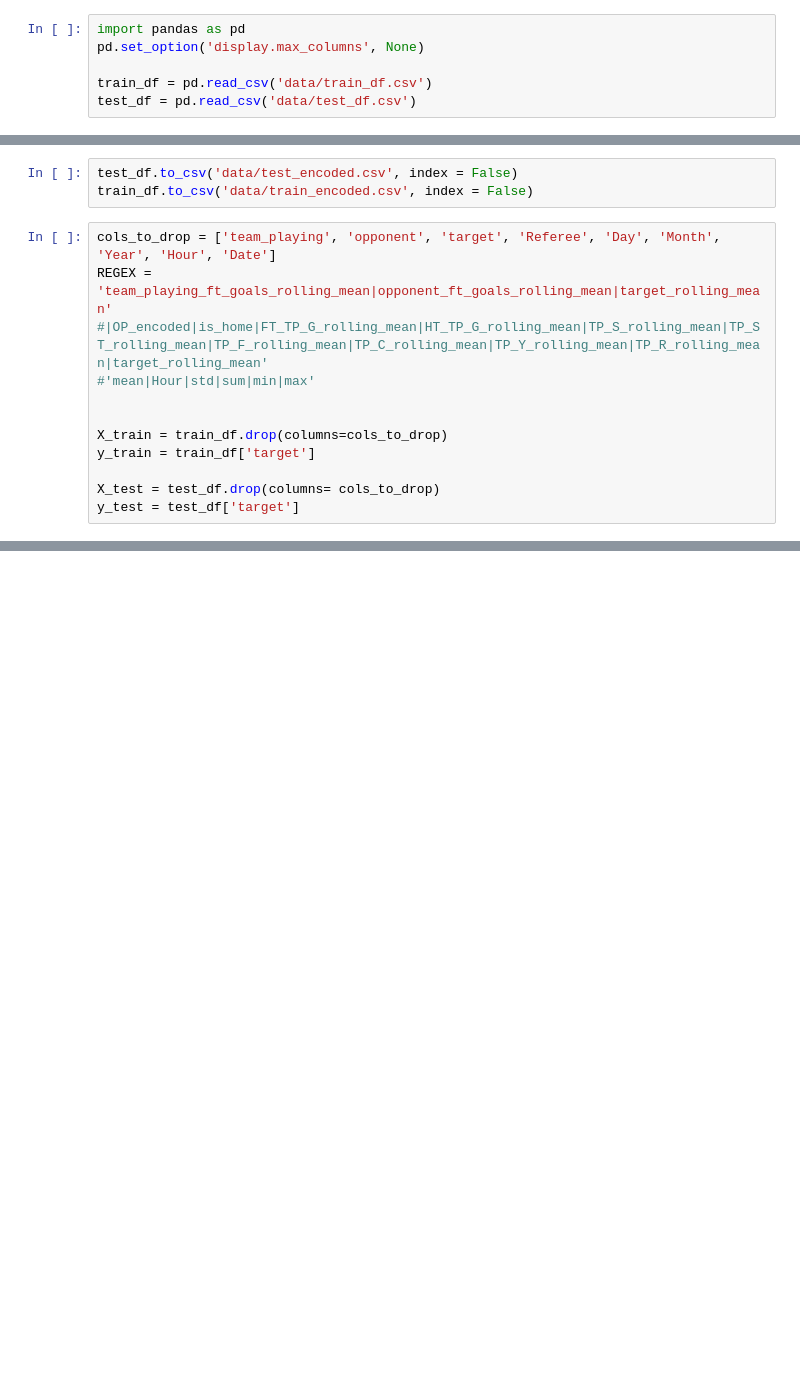
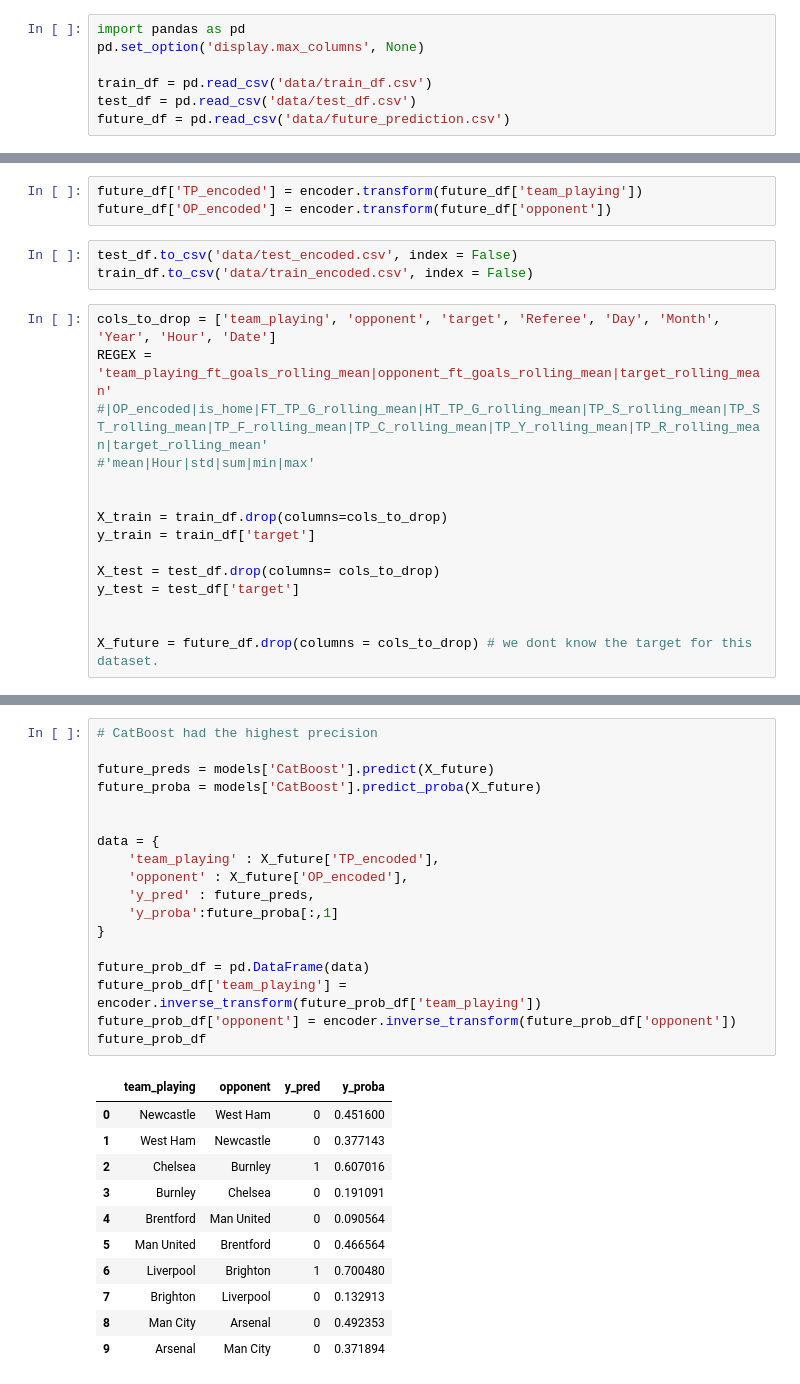
Before and after one commit to adilsaid64/bayesian-football-match-prediction, a Jupyter notebook: non-bayesian-methods-machine-learning.ipynb, the cells around one changed output, grey strips where cells are left out. Cells and saved outputs as stored; diff of their text form; blank space fills up the shorter version.

Commit message:
future predictions

```diff
--- a/non-bayesian-methods-machine-learning.ipynb
+++ b/non-bayesian-methods-machine-learning.ipynb
@@ -4,6 +4,7 @@ pd.set_option('display.max_columns', None)
 
 train_df = pd.read_csv('data/train_df.csv')
 test_df = pd.read_csv('data/test_df.csv')
+future_df = pd.read_csv('data/future_prediction.csv')
 # %%
 from sklearn.preprocessing import LabelEncoder
 encoder = LabelEncoder()
@@ -32,3 +17,6 @@ train_df.filter(regex= 'mean')
+# %%
+future_df['TP_encoded'] = encoder.transform(future_df['team_playing'])
+future_df['OP_encoded'] = encoder.transform(future_df['opponent'])
 # %%
 test_df.to_csv('data/test_encoded.csv', index = False)
 train_df.to_csv('data/train_encoded.csv', index = False)
@@ -44,6 +32,9 @@ y_train = train_df['target']
 
 X_test = test_df.drop(columns= cols_to_drop)
 y_test = test_df['target']
+
+
+X_future = future_df.drop(columns = cols_to_drop) # we dont know the target for this dataset.
 # %%
 X_train.to_csv('data/X_train.csv', index = False)
 y_train.to_csv('data/y_train.csv', index = False)
@@ -133,0 +127,30 @@ plt.show()
+# %%
+# CatBoost had the highest precision
+
+future_preds = models['CatBoost'].predict(X_future)
+future_proba = models['CatBoost'].predict_proba(X_future)
+
+
+data = {
+    'team_playing' : X_future['TP_encoded'],
+    'opponent' : X_future['OP_encoded'],
+    'y_pred' : future_preds,
+    'y_proba':future_proba[:,1]
+}
+
+future_prob_df = pd.DataFrame(data)
+future_prob_df['team_playing'] = encoder.inverse_transform(future_prob_df['team_playing'])
+future_prob_df['opponent'] = encoder.inverse_transform(future_prob_df['opponent'])
+future_prob_df
+# %% [output]
+|  | team_playing | opponent | y_pred | y_proba |
+| 0 | Newcastle | West Ham | 0 | 0.451600 |
+| 1 | West Ham | Newcastle | 0 | 0.377143 |
+| 2 | Chelsea | Burnley | 1 | 0.607016 |
+| 3 | Burnley | Chelsea | 0 | 0.191091 |
+| 4 | Brentford | Man United | 0 | 0.090564 |
+| 5 | Man United | Brentford | 0 | 0.466564 |
+| 6 | Liverpool | Brighton | 1 | 0.700480 |
+| 7 | Brighton | Liverpool | 0 | 0.132913 |
+| 8 | Man City | Arsenal | 0 | 0.492353 |
+| 9 | Arsenal | Man City | 0 | 0.371894 |
```
Also changed, not shown: parts of 4 cells of this notebook.
